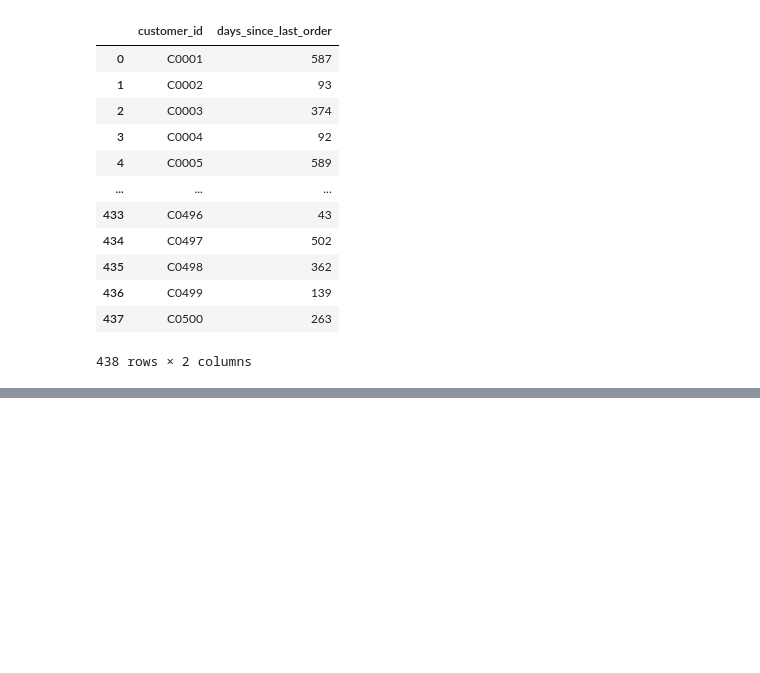
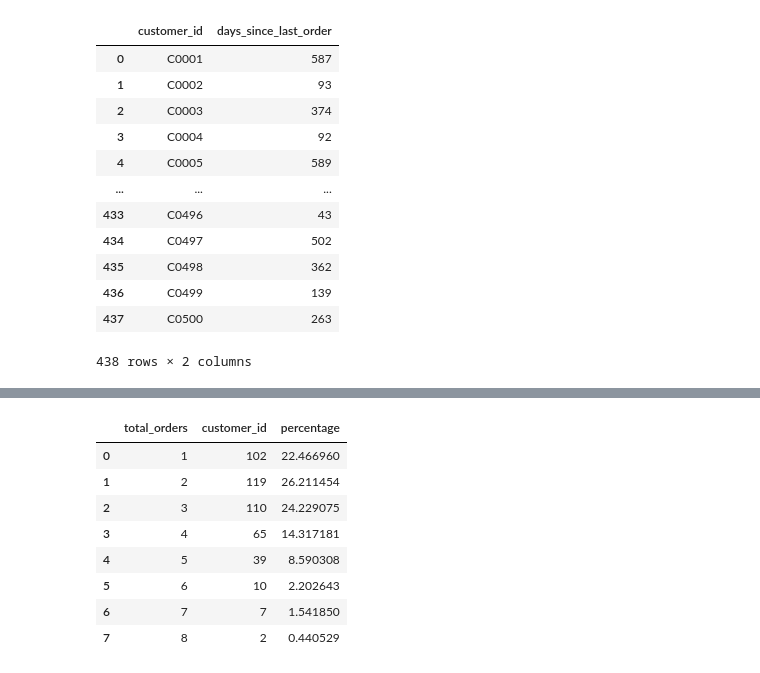
Before and after one commit to viggobalcita26/skincare-ecom-rfm-analysis, a Jupyter notebook: notebooks/recency_check.ipynb, the cells around one changed output, grey strips where cells are left out. Drawn from its saved outputs; the diff is of its cells as text; code cells hidden in the pictures; blank space fills up the shorter version.

```diff
--- a/notebooks/recency_check.ipynb
+++ b/notebooks/recency_check.ipynb
@@ -47,0 +48,18 @@ plt.show()
+# %%
+frequency_query = "SELECT customer_id, COUNT(order_id) AS total_orders FROM orders GROUP BY customer_id"
+df2 = pd.read_sql_query(frequency_query, con=engine)
+
+df2 = df2.groupby("total_orders")["customer_id"].count().reset_index()
+df2["percentage"] = (df2["customer_id"] / df2["customer_id"].sum()) * 100
+
+df2
+# %% [output]
+|  | total_orders | customer_id | percentage |
+| 0 | 1 | 102 | 22.466960 |
+| 1 | 2 | 119 | 26.211454 |
+| 2 | 3 | 110 | 24.229075 |
+| 3 | 4 | 65 | 14.317181 |
+| 4 | 5 | 39 | 8.590308 |
+| 5 | 6 | 10 | 2.202643 |
+| 6 | 7 | 7 | 1.541850 |
+| 7 | 8 | 2 | 0.440529 |
```
Also changed, not shown: parts of 2 cells of this notebook.
